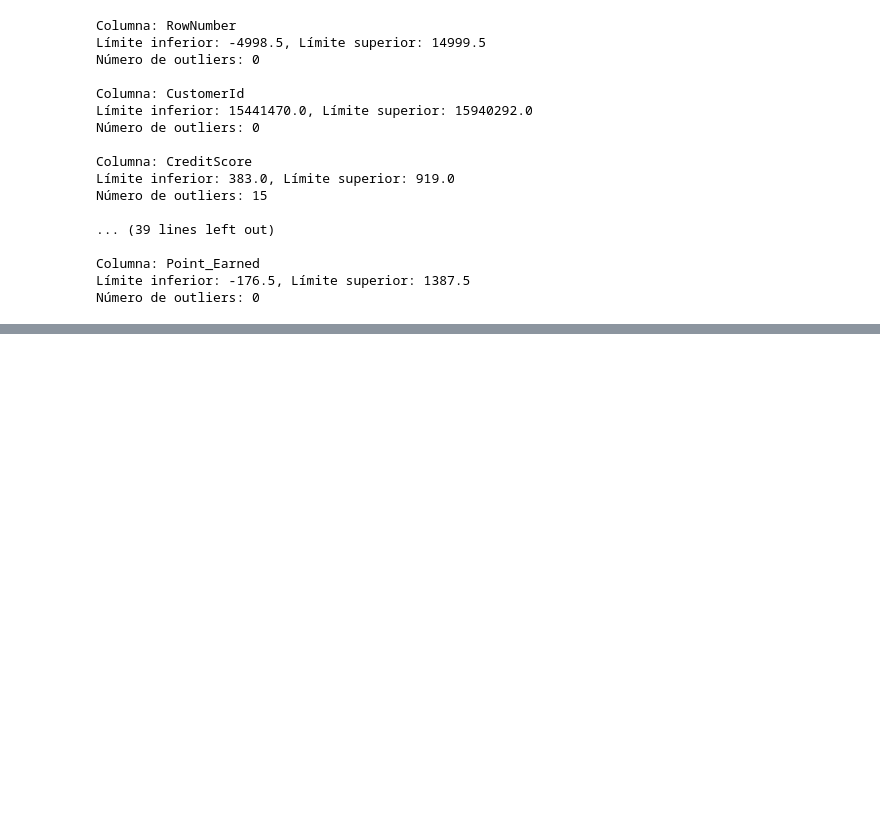
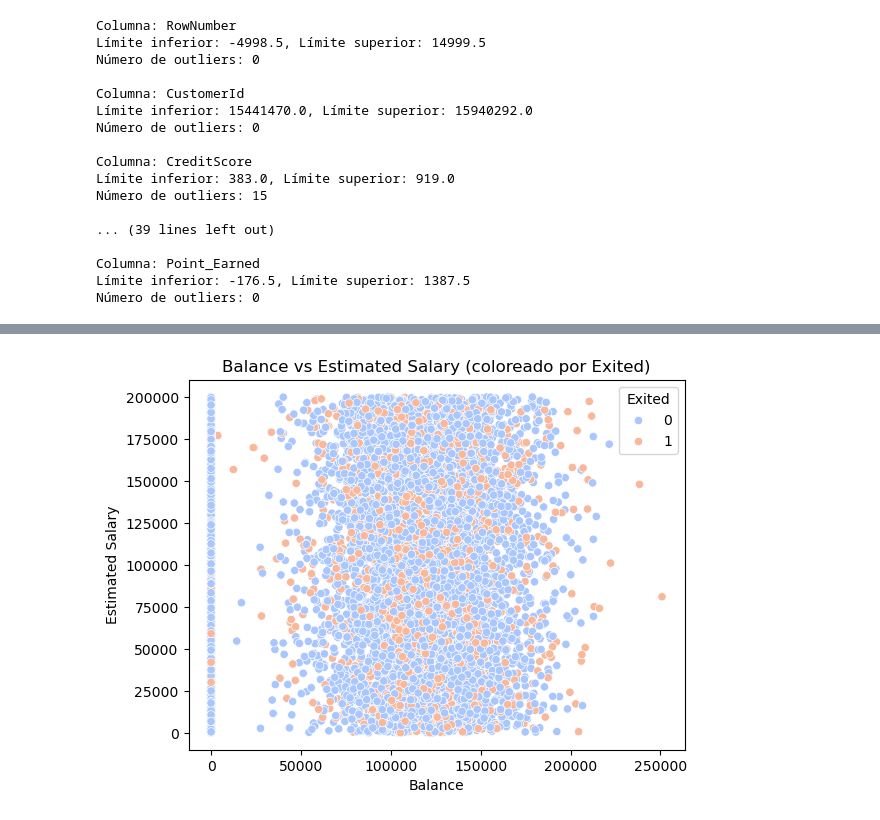
Before and after one commit to SaraLuzVC/Customer-Churn-Records, a Jupyter notebook: notebooks/EDA_sofia.ipynb, the cells around one changed output, grey strips where cells are left out. Drawn from its saved outputs; the diff is of its cells as text; code cells hidden in the pictures; blank space fills up the shorter version.

```diff
--- a/notebooks/EDA_sofia.ipynb
+++ b/notebooks/EDA_sofia.ipynb
@@ -284,0 +281,9 @@ for col in numeric_cols:
+# %%
+sns.scatterplot(x='Balance', y='EstimatedSalary', hue='Exited', data=df, palette='coolwarm')
+plt.title("Balance vs Estimated Salary (coloreado por Exited)")
+plt.xlabel("Balance")
+plt.ylabel("Estimated Salary")
+plt.legend(title="Exited")
+plt.show()
+# %% [output]
+[figure, added]
```
Also changed, not shown: parts of 11 cells of this notebook.
